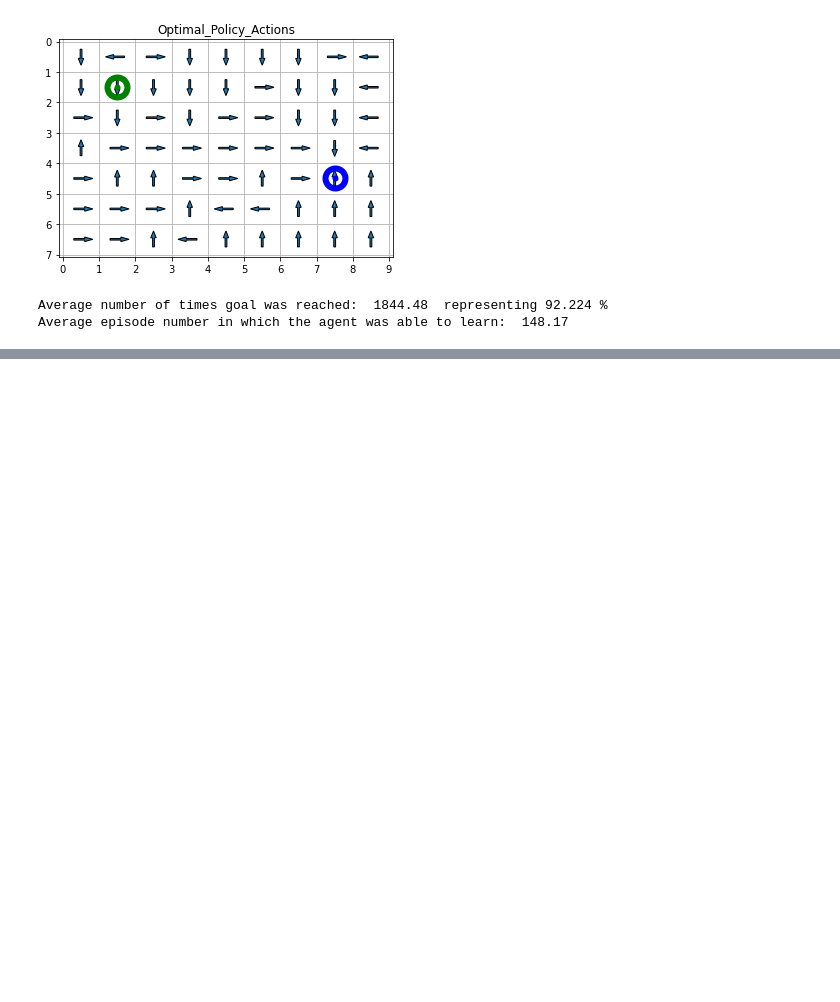
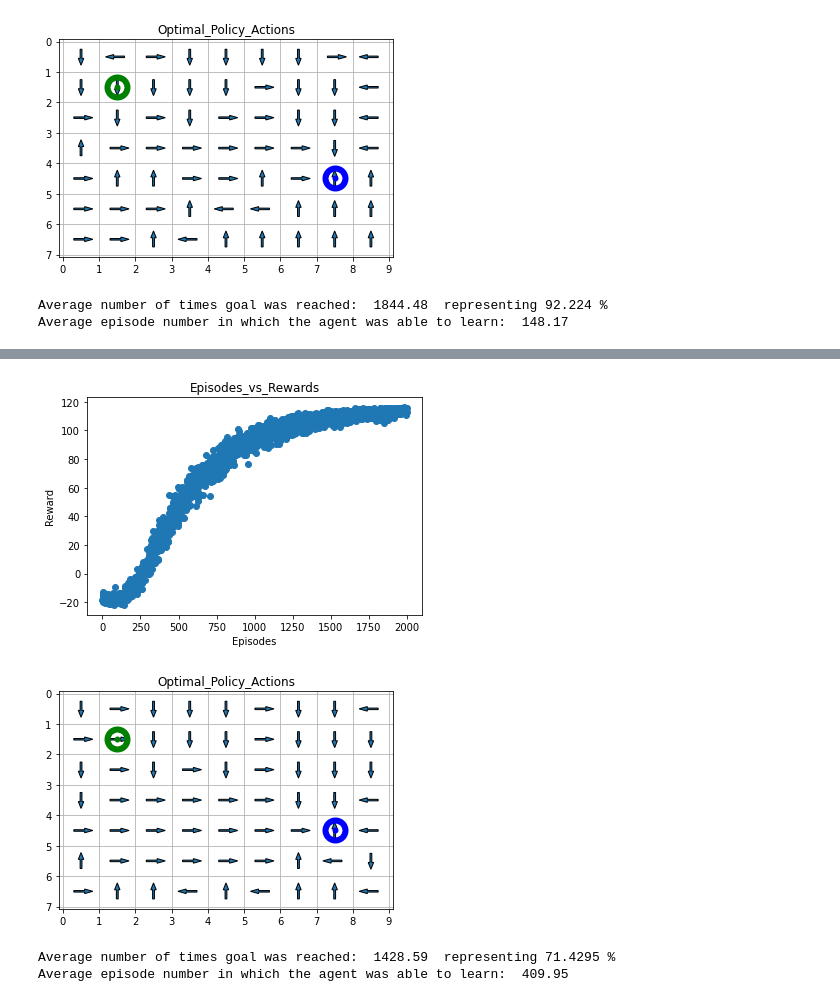
Before and after one commit to tiaraRS/ReinforcementLearningPractice, a Jupyter notebook: Experiments-C/Experiments-Saving-Sirius-Black-With-Wind.ipynb, the cells around one changed output, grey strips where cells are left out. Drawn from its saved outputs; the diff is of its cells as text; code cells hidden in the pictures; blank space fills up the shorter version.

Commit message:
Versiones_ exploration_decay

```diff
--- a/Experiments-C/Experiments-Saving-Sirius-Black-With-Wind.ipynb
+++ b/Experiments-C/Experiments-Saving-Sirius-Black-With-Wind.ipynb
@@ -339,0 +347,25 @@ Average episode number in which the agent was able to learn:  148.17
+# %%
+num_episodes = 2000
+max_steps_per_episode = 100
+
+learning_rate = 0.5
+discount_rate = 0.98
+max_exploration_rate = 1
+min_exploration_rate = 0.01
+exploration_decay_rate = 0.001
+
+filepath_e_vs_r = "episodes_vs_reward/v6.jpg"
+filepath_optimal_policy = "optimal_policies/v6.jpg"
+filepath_rewards = "rewards/rewards_v6.npy"
+
+rewards_avg, q_table,num_times_goal_reached = rl(num_episodes, max_steps_per_episode, learning_rate, discount_rate, max_exploration_rate, min_exploration_rate, exploration_decay_rate)
+plot_episodes_vs_rewards(num_episodes, rewards_avg, filepath_e_vs_r)
+plot_optimal_policy(q_table, filepath_optimal_policy)
+save_rewards(filepath_rewards, rewards_avg)
+print("Average number of times goal was reached: ", np.mean(num_times_goal_reached) ,f" representing {(np.mean(num_times_goal_reached)/num_episodes) *100} %")
+print("Average episode number in which the agent was able to learn: ", get_max_reward_avg_episode(rewards_avg))
+# %% [output]
+[figure, added]
+[figure, added]
+Average number of times goal was reached:  1428.59  representing 71.4295 %
+Average episode number in which the agent was able to learn:  409.95
```
Also changed, not shown: parts of 11 cells of this notebook, 18 other files.
